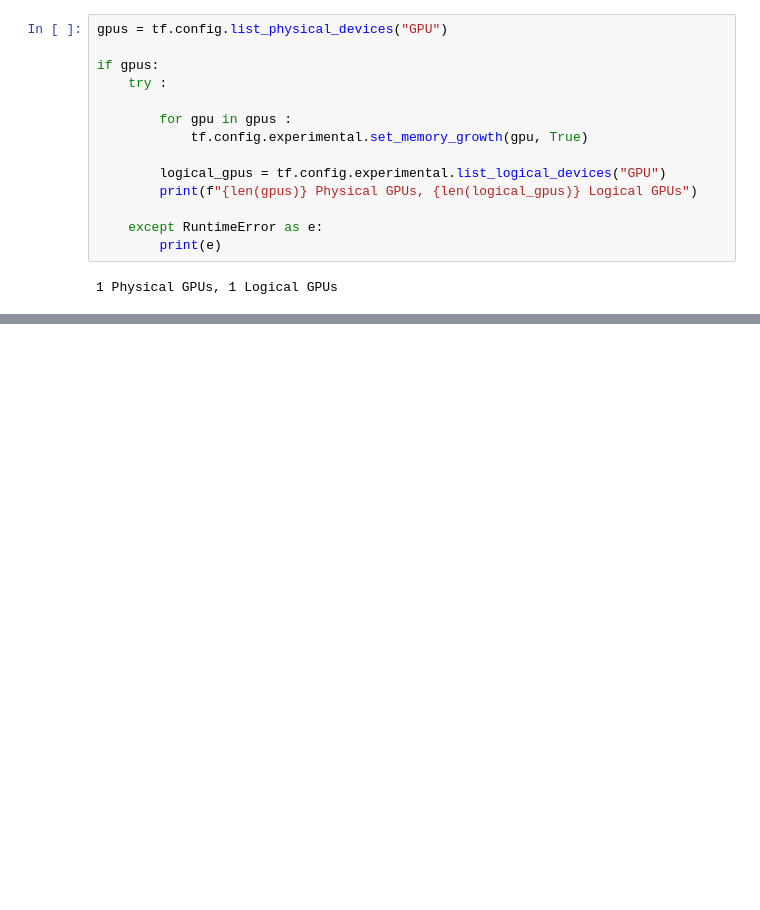
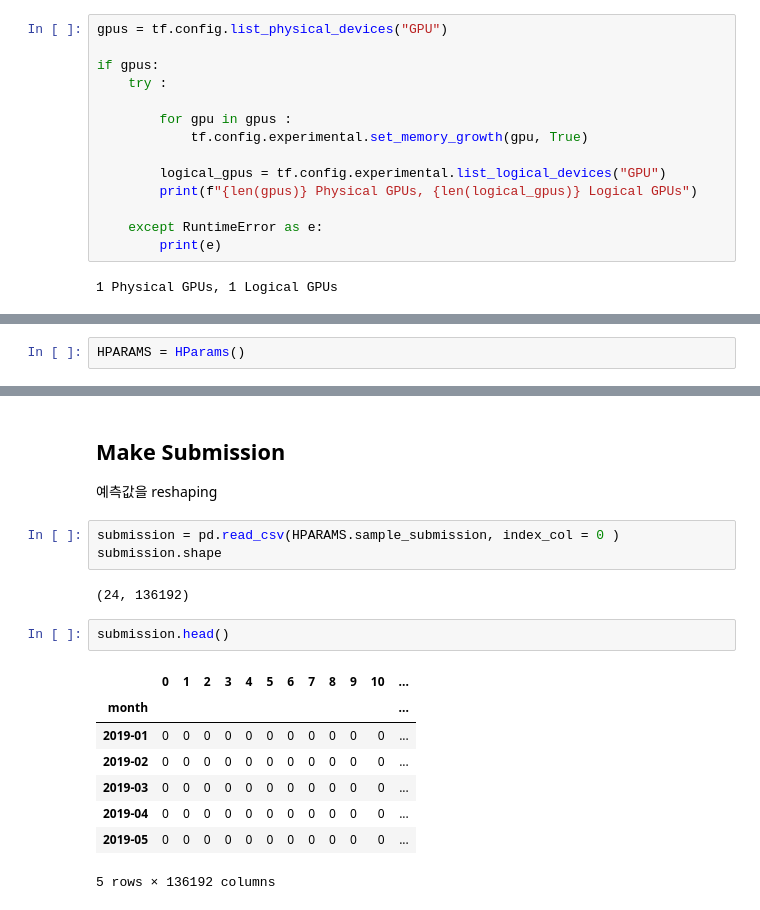
Before and after one commit to imji0319/new_python, a Jupyter notebook: DACON/Arctic/shardcode.ipynb, the cells around one changed output, grey strips where cells are left out. Drawn from its saved outputs; the diff is of its cells as text; blank space fills up the shorter version.

```diff
--- a/DACON/Arctic/shardcode.ipynb
+++ b/DACON/Arctic/shardcode.ipynb
@@ -61,0 +125,2 @@ Wed Mar  3 11:23:21 2021
+# %%
+HPARAMS = HParams()
@@ -61,0 +615,19 @@ Wed Mar  3 11:23:21 2021
+# %% [markdown]
+## Make Submission
+예측값을 reshaping
+# %%
+submission = pd.read_csv(HPARAMS.sample_submission, index_col = 0 )
+submission.shape
+# %% [output]
+(24, 136192)
+# %%
+submission.head()
+# %% [output]
+|  | 0 | 1 | 2 | 3 | 4 | 5 | 6 | 7 | 8 | 9 | 10 | ... |
+| month |  |  |  |  |  |  |  |  |  |  |  | ... |
+| 2019-01 | 0 | 0 | 0 | 0 | 0 | 0 | 0 | 0 | 0 | 0 | 0 | ... |
+| 2019-02 | 0 | 0 | 0 | 0 | 0 | 0 | 0 | 0 | 0 | 0 | 0 | ... |
+| 2019-03 | 0 | 0 | 0 | 0 | 0 | 0 | 0 | 0 | 0 | 0 | 0 | ... |
+| 2019-04 | 0 | 0 | 0 | 0 | 0 | 0 | 0 | 0 | 0 | 0 | 0 | ... |
+| 2019-05 | 0 | 0 | 0 | 0 | 0 | 0 | 0 | 0 | 0 | 0 | 0 | ... |
+5 rows × 136192 columns
```
Also changed, not shown: parts of 51 cells of this notebook.
